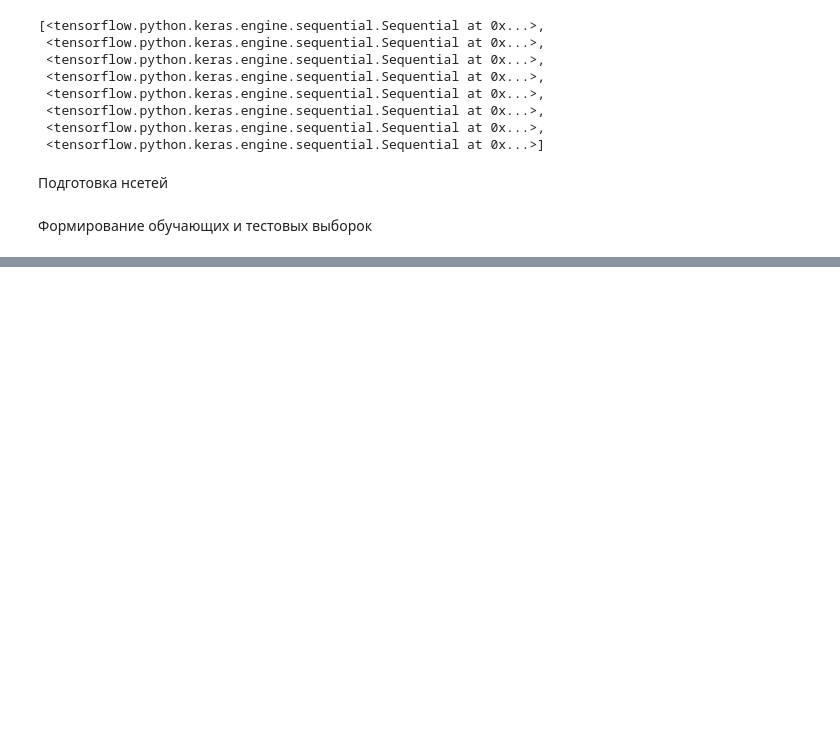
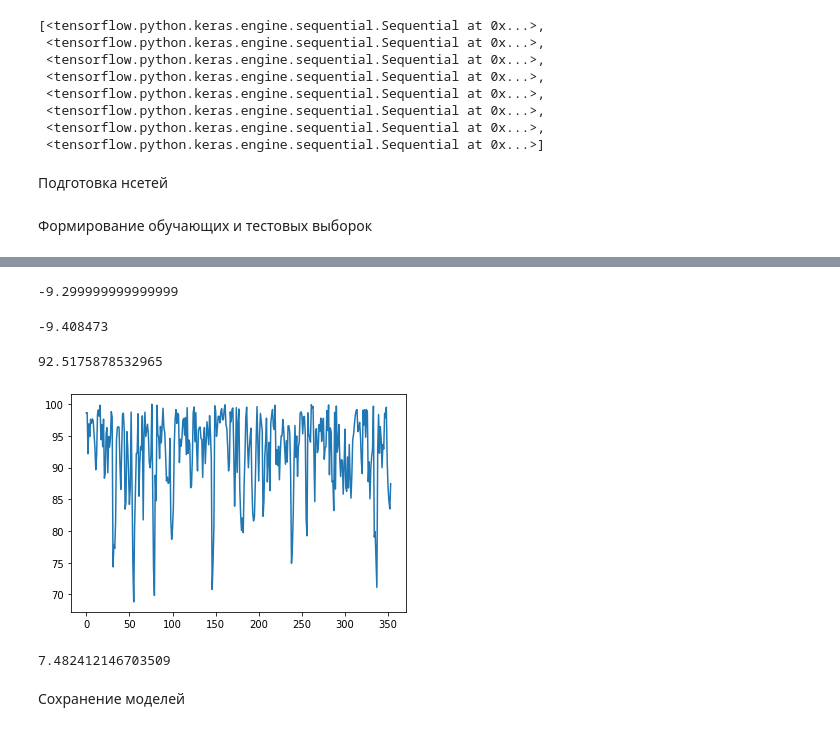
Before and after one commit to legendaOS/q, a Jupyter notebook: system.ipynb, the cells around one changed output, grey strips where cells are left out. Cells and saved outputs as stored; diff of their text form; code cells hidden in the pictures; blank space fills up the shorter version.

```diff
--- a/system.ipynb
+++ b/system.ipynb
@@ -338,0 +438,9 @@ print(20.5)
+# %%
+def num_max(arr):
+    buf = arr[0]
+    index = 0
+    for i in range(1, len(arr)):
+        if arr[i] > buf:
+            buf = arr[i]
+            index = i
+    return(index)
@@ -338,0 +472,4 @@ print(20.5)
+# %%
+def accuracy(temperatures, predict, real):
+    buf = ( abs(real - predict) ) / ( max(temperatures) - min(temperatures) ) * 100
+    return(100 - buf)
@@ -338,0 +480,17 @@ print(20.5)
+# %%
+def calculate_accuracy(temperatures, k_mean_model, nn_predict_cluster, nns_predicts_temp, size_of_vibor):
+    x_to_list = []
+    for i in range(len(temperatures) - 2*size_of_vibor):
+        x_to_list.append(temperatures[i:i+size_of_vibor*2])
+    real_to_list = []
+    for i in range(size_of_vibor*2, len(temperatures)):
+        real_to_list.append(temperatures[i])
+
+    accurscy_list = []
+    for i in range(len(real_to_list)):
+        buffer_predict = predict_one_day(x_to_list[i], k_mean_model, model, NN, size_of_vibor)
+        buffer_real = real_to_list[i]
+        buffer_accuracy = accuracy(temperatures, buffer_predict, buffer_real)
+        accurscy_list.append(buffer_accuracy)
+
+    return(accurscy_list)
@@ -338,0 +499,10 @@ print(20.5)
+# %%
+sr_temp[10]
+# %% [output]
+-9.299999999999999
+# %%
+buf
+# %% [output]
+-9.408473
+# %%
+ddd = calculate_accuracy(sr_temp_n, k_mean_model, model, NN, size_of_vib)
@@ -338,0 +514,9 @@ print(20.5)
+# %%
+print(srednee(ddd))
+# %% [output]
+92.5175878532965
+# %%
+plt.plot(ddd)
+plt.savefig('saved_figure.png')
+# %% [output]
+[figure, added]
@@ -338,0 +542,6 @@ print(20.5)
+# %%
+print(srednee(ddd))
+# %% [output]
+7.482412146703509
+# %% [markdown]
+Сохранение моделей
```
Also changed, not shown: parts of 38 cells of this notebook, 30 other files.
